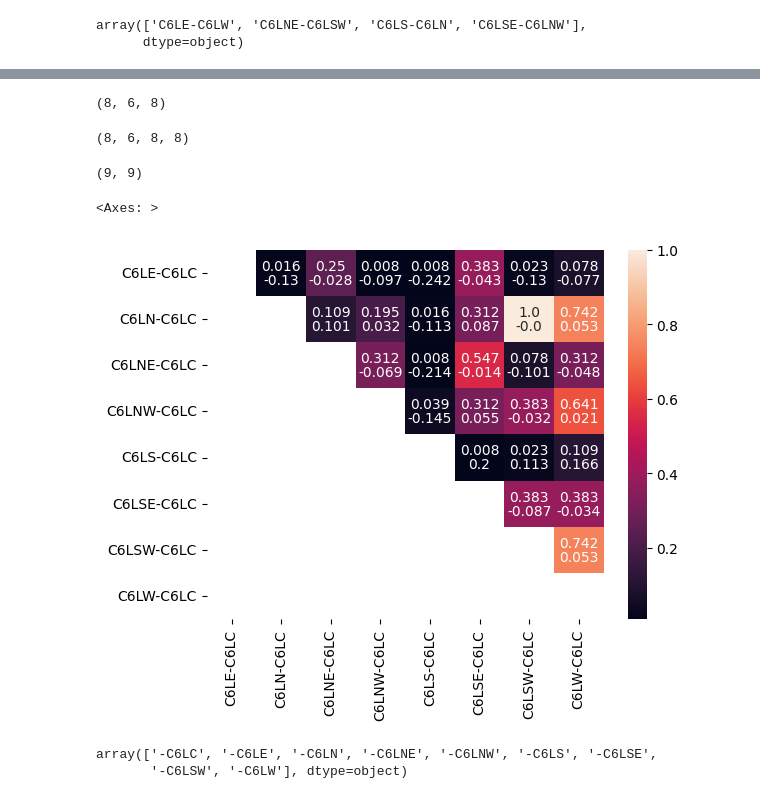
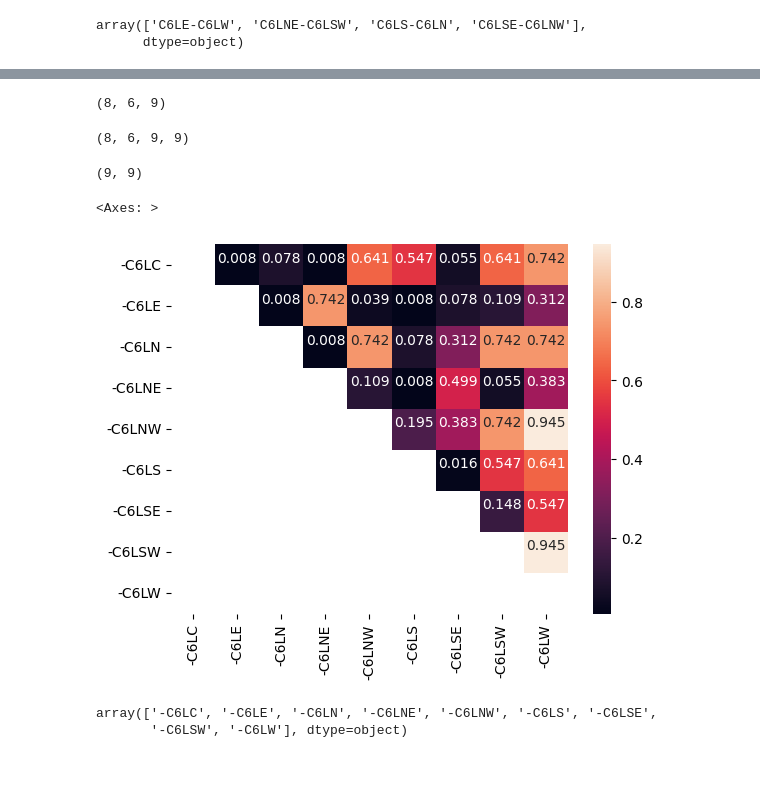
Before and after one commit to hbmep/rat-mapping, a Jupyter notebook: notebooks/L_CIRC/MEP_amplitude.ipynb, the cells around one changed output, grey strips where cells are left out. Cells and saved outputs as stored; diff of their text form; code cells hidden in the pictures; blank space fills up the shorter version.

```diff
--- a/notebooks/L_CIRC/MEP_amplitude.ipynb
+++ b/notebooks/L_CIRC/MEP_amplitude.ipynb
@@ -78,7 +78,7 @@ array(['C6LE-C6LW', 'C6LNE-C6LSW', 'C6LS-C6LN', 'C6LSE-C6LNW'],
 # %%
 norm_y = []
 norm_x = []
-subset = verties
+subset = vertices
 target_position = 0
 
 for subject_ind, subject in enumerate(subjects):
@@ -116,19 +147,19 @@ y_means = ma.mean(norm_y, axis=(2,4))
 # %%
 y_means.shape
 # %% [output]
-(8, 6, 8)
+(8, 6, 9)
 # %%
 y_diffs = y_means[:,:,:, None] - y_means[:,:,None,:]
 # %%
 y_diffs.shape
 # %% [output]
-(8, 6, 8, 8)
+(8, 6, 9, 9)
 # %%
 y_diffs = ma.mean(y_diffs, axis=1)
 # %%
 pvalues = []
-for i in range(len(radii)):
-    for i2 in range(len(radii)):
+for i in range(len(vertices)):
+    for i2 in range(len(vertices)):
         if i==i2:
             pvalues.append(1)
             continue
@@ -136,21 +167,21 @@ for i in range(len(radii)):
         pvalues.append(temp_p)
 
 pvalues = np.array(pvalues)
-pvalues = pvalues.reshape(len(radii), len(radii))
+pvalues = pvalues.reshape(len(vertices), len(vertices))
 # %%
 pvalues.shape
 # %% [output]
 (9, 9)
 # %%
-labels = encoder_dict['compound_position'].inverse_transform(radii)
+labels = encoder_dict['compound_position'].inverse_transform(vertices)
 
 mask = np.tril(np.ones_like(pvalues), k=0).astype(bool)
 sns.heatmap(pvalues, xticklabels=labels, yticklabels=labels, mask = mask, annot=False)
-sns.heatmap(pvalues, xticklabels=labels, yticklabels=labels, mask = mask,annot=np.round(y_diffs.mean(axis=0).data, 3), annot_kws={'va':'top'}, fmt="", cbar=False)
+# sns.heatmap(pvalues, xticklabels=labels, yticklabels=labels, mask = mask,annot=np.round(y_diffs.mean(axis=0).data, 3), annot_kws={'va':'top'}, fmt="", cbar=False)
 sns.heatmap(pvalues, xticklabels=labels, yticklabels=labels, mask = mask,annot=np.round(pvalues, 3), annot_kws={'va':'bottom'}, fmt="", cbar=False)
 # %% [output]
 <Axes: >
-[figure, old version]
+[figure, new version]
 # %%
 def mep_graph(sub,target):
     norm_y = []
```
Also changed, not shown: parts of 7 cells of this notebook, 10 other files.
